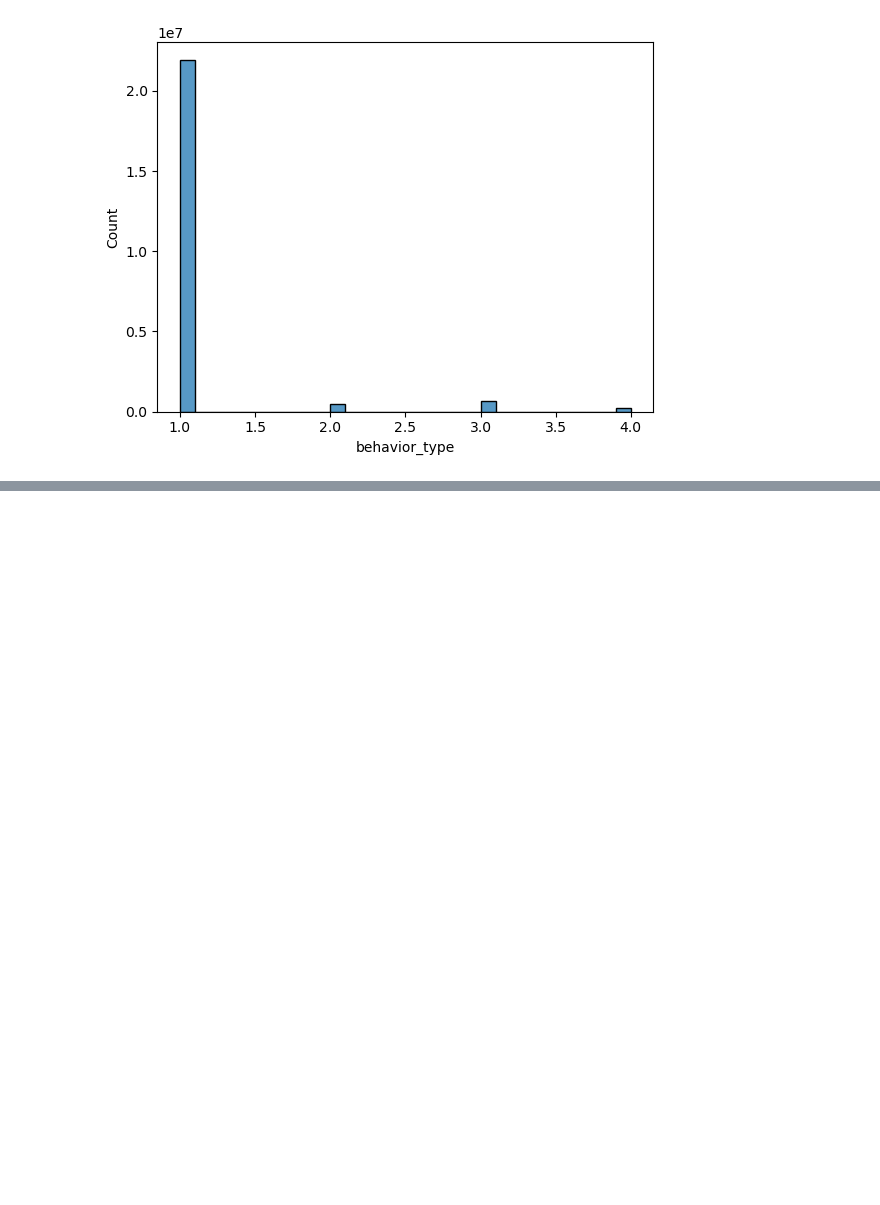
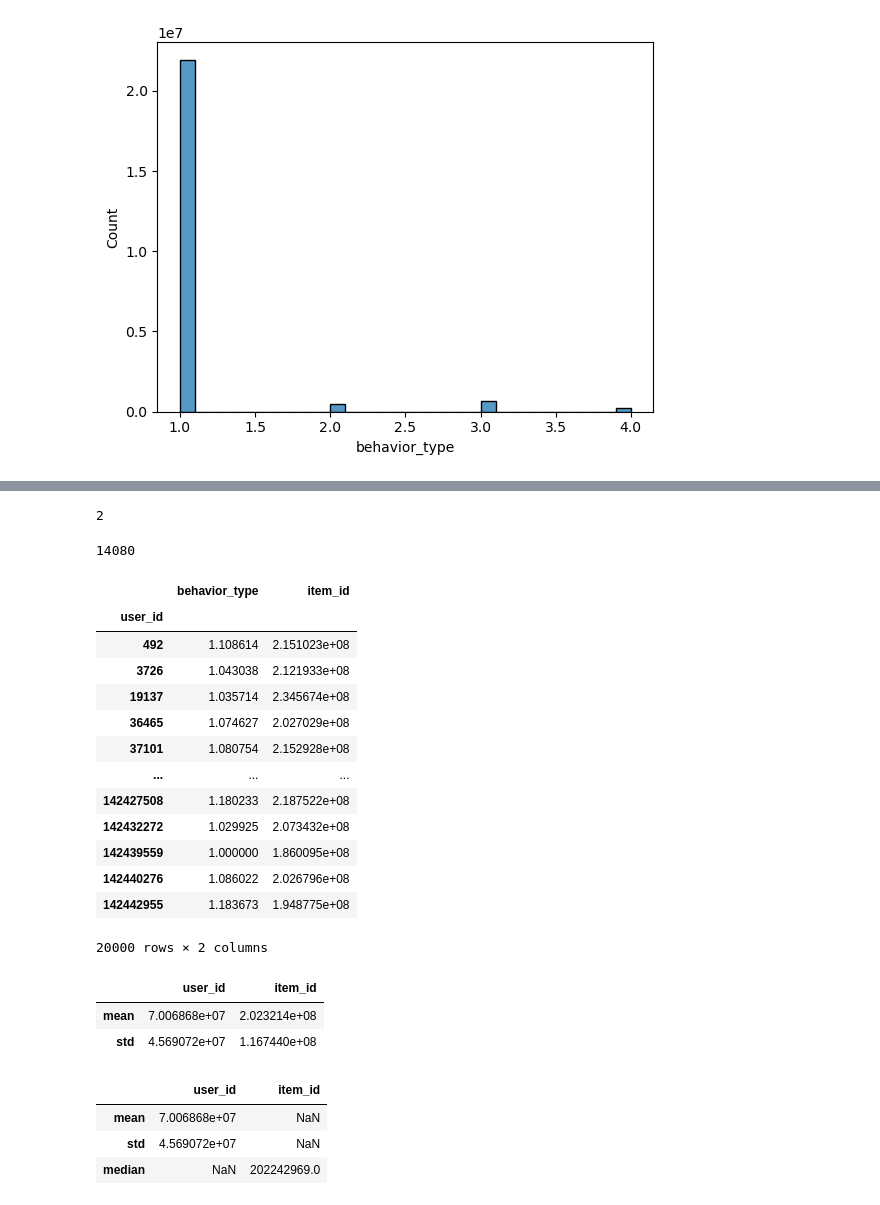
Before and after one commit to moran-mr/DataWizard, a Jupyter notebook: Exploratory Data Enlysis .ipynb, the cells around one changed output, grey strips where cells are left out. Saved outputs shown, nothing was run; the diff lists cells and outputs as text; code cells hidden in the pictures; blank space fills up the shorter version.

```diff
--- a/Exploratory Data Enlysis .ipynb
+++ b/Exploratory Data Enlysis .ipynb
@@ -65,0 +85,39 @@ plot.show()
+# %%
+df["item_category"].min()
+# %% [output]
+2
+# %%
+df["item_category"].max()
+# %% [output]
+14080
+# %%
+#data summarization
+df[["behavior_type","user_id","item_id"]].groupby("user_id").mean()
+# %% [output]
+|  | behavior_type | item_id |
+| user_id |  |  |
+| 492 | 1.108614 | 2.151023e+08 |
+| 3726 | 1.043038 | 2.121933e+08 |
+| 19137 | 1.035714 | 2.345674e+08 |
+| 36465 | 1.074627 | 2.027029e+08 |
+| 37101 | 1.080754 | 2.152928e+08 |
+| ... | ... | ... |
+| 142427508 | 1.180233 | 2.187522e+08 |
+| 142432272 | 1.029925 | 2.073432e+08 |
+| 142439559 | 1.000000 | 1.860095e+08 |
+| 142440276 | 1.086022 | 2.026796e+08 |
+| 142442955 | 1.183673 | 1.948775e+08 |
+20000 rows × 2 columns
+# %%
+df[["user_id","item_id"]].agg(["mean","std"])
+# %% [output]
+|  | user_id | item_id |
+| mean | 7.006868e+07 | 2.023214e+08 |
+| std | 4.569072e+07 | 1.167440e+08 |
+# %%
+df.agg({"user_id":["mean","std"],"item_id":["median"]})
+# %% [output]
+|  | user_id | item_id |
+| mean | 7.006868e+07 | NaN |
+| std | 4.569072e+07 | NaN |
+| median | NaN | 202242969.0 |
```
Also changed, not shown: parts of 5 cells of this notebook.
